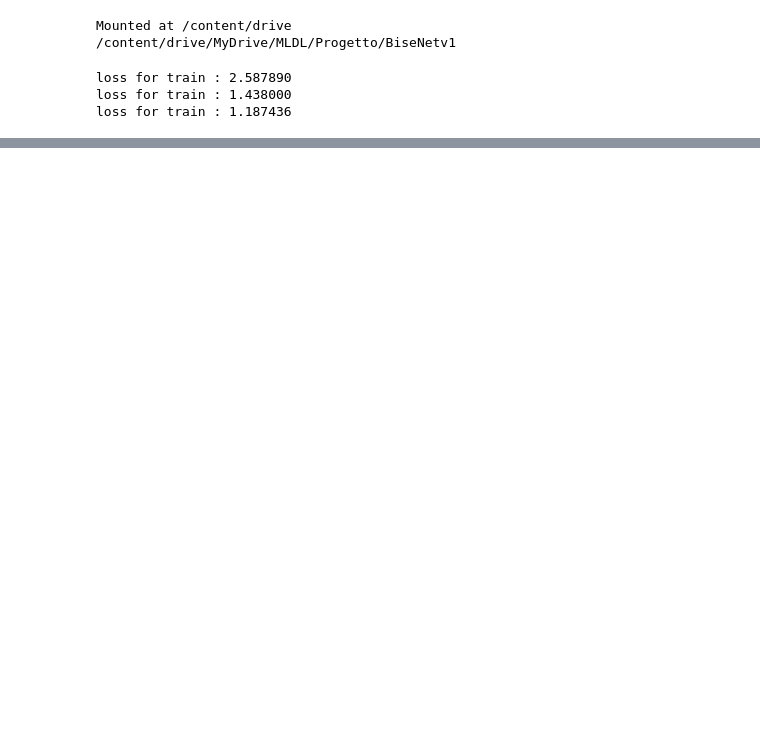
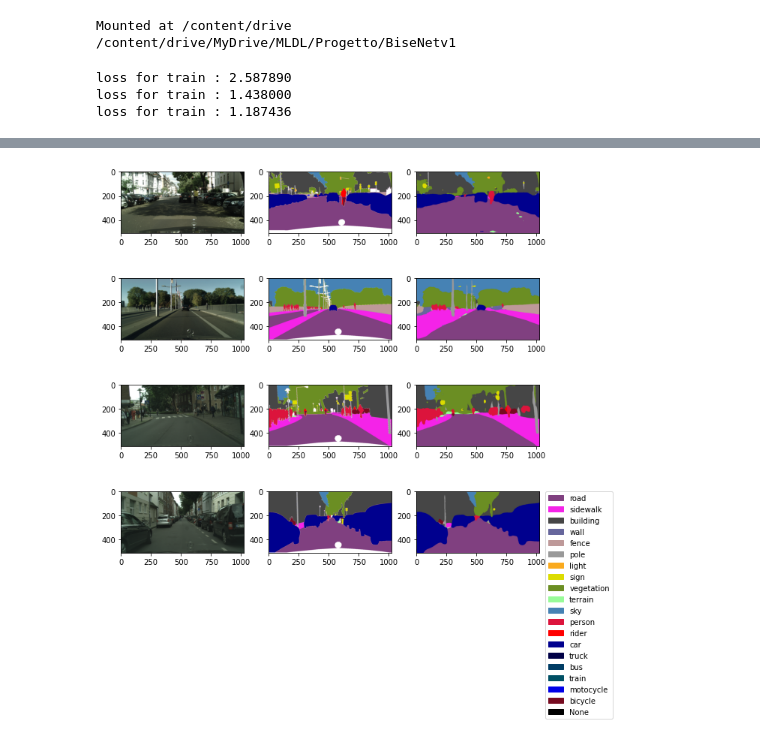
Before and after one commit to ChenYiYuIvan/BiseNetv1, a Jupyter notebook: test.ipynb, the cells around one changed output, grey strips where cells are left out. Saved outputs shown, nothing was run; the diff lists cells and outputs as text; code cells hidden in the pictures; blank space fills up the shorter version.

Commit message:
added normalization and palette

```diff
--- a/test.ipynb
+++ b/test.ipynb
@@ -13,18 +13,3 @@ Mounted at /content/drive
 loss for train : 2.587890
 loss for train : 1.438000
 loss for train : 1.187436
-# %%
-from dataset.Cityscapes import Cityscapes
-import matplotlib.pyplot as plt
-import numpy as np
-
-dataset_train = Cityscapes('../Cityscapes', 'val', [512, 1024])
-
-img, lbl = dataset_train[0]
-
-fig, axarr = plt.subplots(1, 2, figsize=(10,10))
-axarr[0].imshow((img.permute(1,2,0)).numpy().astype(np.uint8))
-axarr[1].imshow(lbl)
-
-print(img.shape)
-print(lbl.shape)
@@ -65,0 +20,45 @@ Tesla T4
+# %%
+from dataset.Cityscapes import Cityscapes
+from torch.utils.data import DataLoader
+import torch
+from model.build_BiSeNet import BiSeNet
+from utils import denormalize_image, format_image_print, format_label_print
+import matplotlib.pyplot as plt
+import numpy as np
+import matplotlib.patches as mpatches
+
+batch_size = 4
+dataset_train = Cityscapes('../Cityscapes', 'val', [512, 1024])
+dataloader_train = DataLoader(dataset_train, batch_size=batch_size, shuffle=False)
+img_batch, lbl_batch = next(iter(dataloader_train))
+
+model = BiSeNet(19, "resnet101")
+model.load_state_dict(torch.load('checkpoints_101_sgd/latest_dice_loss.pth'))
+model.eval()
+
+a = (np.array(dataset_train.palette).reshape(20,3)) / 255
+b = np.ones((20,1))
+c = np.hstack((a,b)).tolist()
+colors = [tuple(row) for row in c]
+patches = [ mpatches.Patch(color=colors[i], label=dataset_train.labels[i]) for i in range(20)]
+
+with torch.no_grad():
+    fig, axarr = plt.subplots(batch_size, 3, figsize=(10,10))
+    img_batch_denorm = denormalize_image(img_batch, dataset_train.mean, dataset_train.std)
+    # modello è trainato su dati non normalizzati, quando traino con dati
+    # normalizzati, devo fare previsione su dati non denormalizzati
+    pred_batch = model(img_batch_denorm)
+    pred_lbl_batch = torch.argmax(pred_batch, dim=1)
+    for idx in range(batch_size):
+        img = img_batch_denorm[idx]
+        lbl = lbl_batch[idx]
+        pred = pred_lbl_batch[idx]
+
+        # quando stampo, devo prima denormalizzare
+        axarr[idx,0].imshow(format_image_print(img))
+        axarr[idx,1].imshow(format_label_print(lbl, dataset_train.palette))
+        axarr[idx,2].imshow(format_label_print(pred, dataset_train.palette))
+
+        plt.legend(handles=patches, bbox_to_anchor=(1.05, 1), loc=2, borderaxespad=0. )
+# %% [output]
+[figure, added]
```
Also changed, not shown: parts of 3 cells of this notebook, 2 other files.
